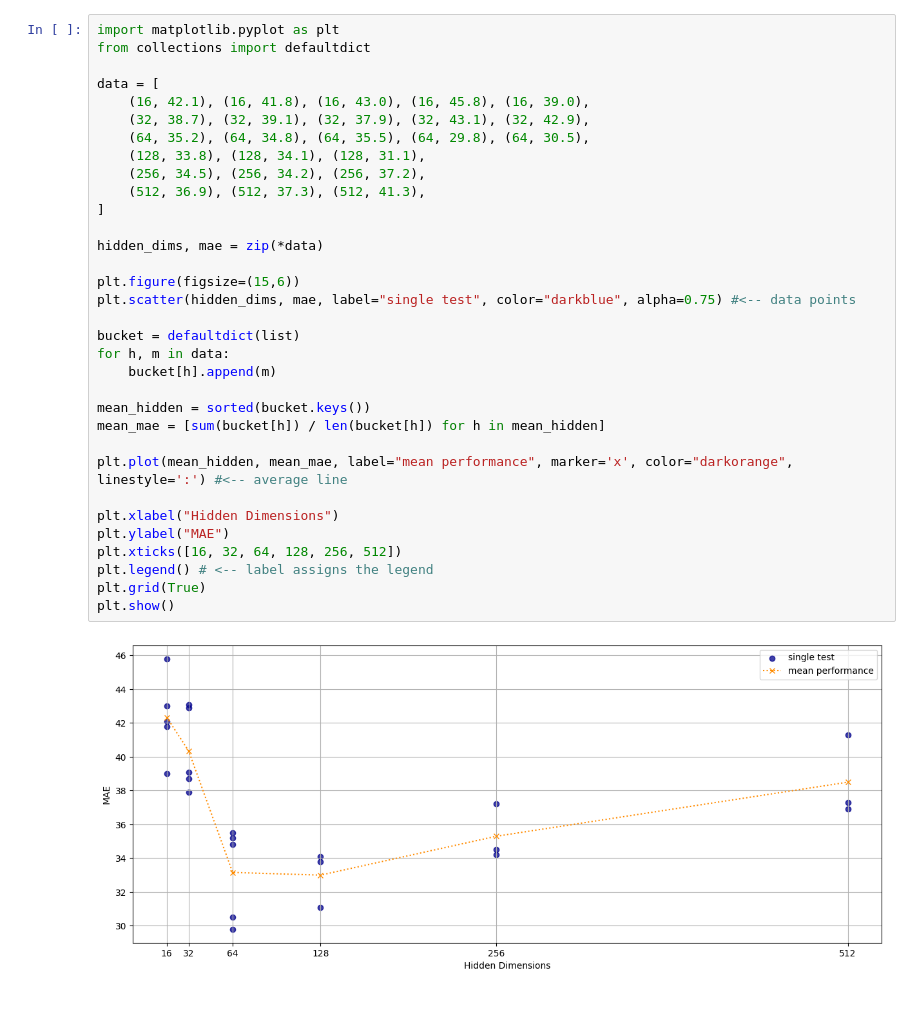
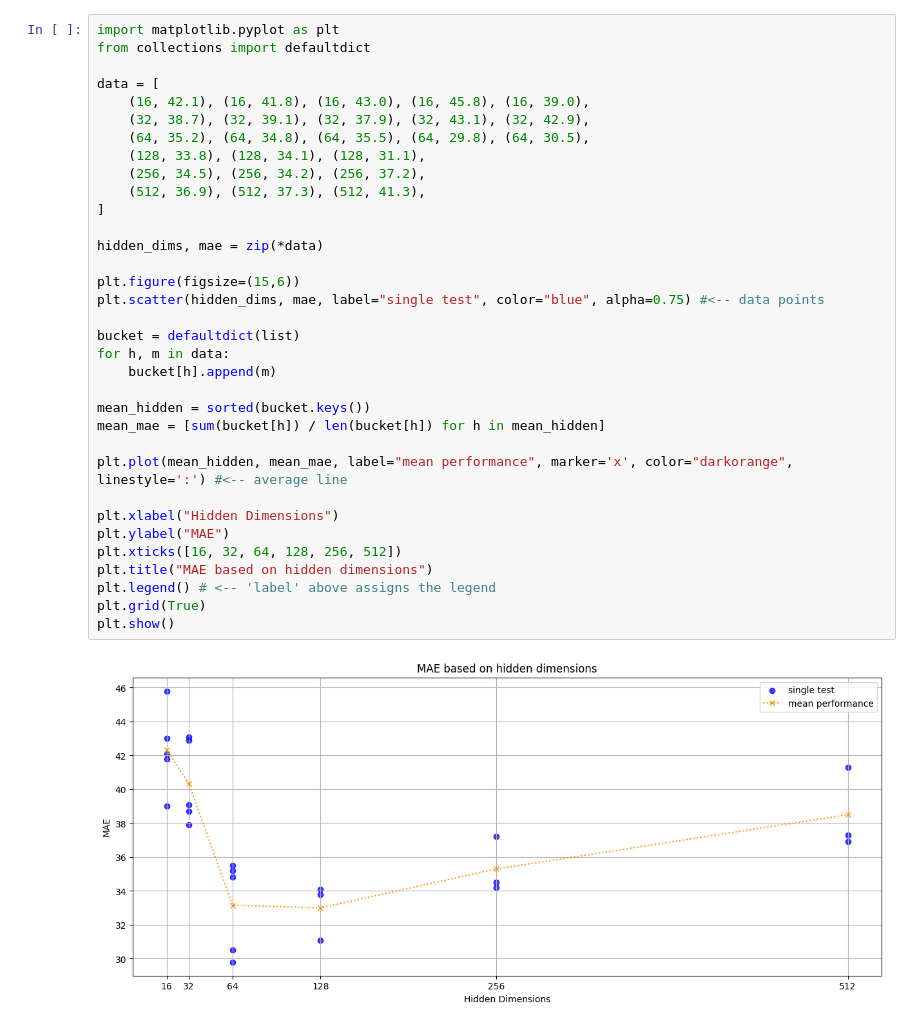
Before and after one commit to westarman/MLG-Project, a Jupyter notebook: models/graphSAGE/plotting.ipynb, the cells around one changed output. Saved outputs shown, nothing was run; the diff lists cells and outputs as text.

```diff
--- a/models/graphSAGE/plotting.ipynb
+++ b/models/graphSAGE/plotting.ipynb
@@ -3,33 +3,34 @@ import matplotlib.pyplot as plt
 from collections import defaultdict
 
 data = [
     (16, 42.1), (16, 41.8), (16, 43.0), (16, 45.8), (16, 39.0),
     (32, 38.7), (32, 39.1), (32, 37.9), (32, 43.1), (32, 42.9),
     (64, 35.2), (64, 34.8), (64, 35.5), (64, 29.8), (64, 30.5),
     (128, 33.8), (128, 34.1), (128, 31.1),
     (256, 34.5), (256, 34.2), (256, 37.2),
     (512, 36.9), (512, 37.3), (512, 41.3),
 ]
 
 hidden_dims, mae = zip(*data)
 
 plt.figure(figsize=(15,6))
-plt.scatter(hidden_dims, mae, label="single test", color="darkblue", alpha=0.75) #<-- data points
+plt.scatter(hidden_dims, mae, label="single test", color="blue", alpha=0.75) #<-- data points
 
 bucket = defaultdict(list)
 for h, m in data:
     bucket[h].append(m)
 
 mean_hidden = sorted(bucket.keys())
 mean_mae = [sum(bucket[h]) / len(bucket[h]) for h in mean_hidden]
 
 plt.plot(mean_hidden, mean_mae, label="mean performance", marker='x', color="darkorange", linestyle=':') #<-- average line
 
 plt.xlabel("Hidden Dimensions")
 plt.ylabel("MAE")
 plt.xticks([16, 32, 64, 128, 256, 512])
-plt.legend() # <-- label assigns the legend
+plt.title("MAE based on hidden dimensions")
+plt.legend() # <-- 'label' above assigns the legend
 plt.grid(True)
 plt.show()
 # %% [output]
-[figure, old version]
+[figure, new version]
```
